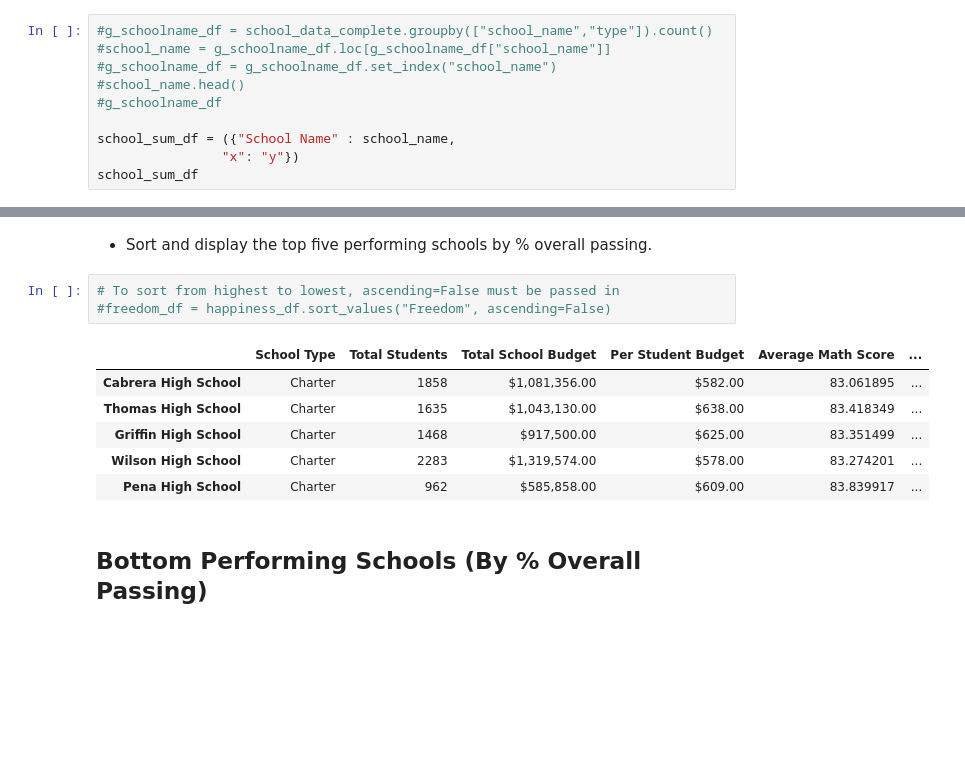
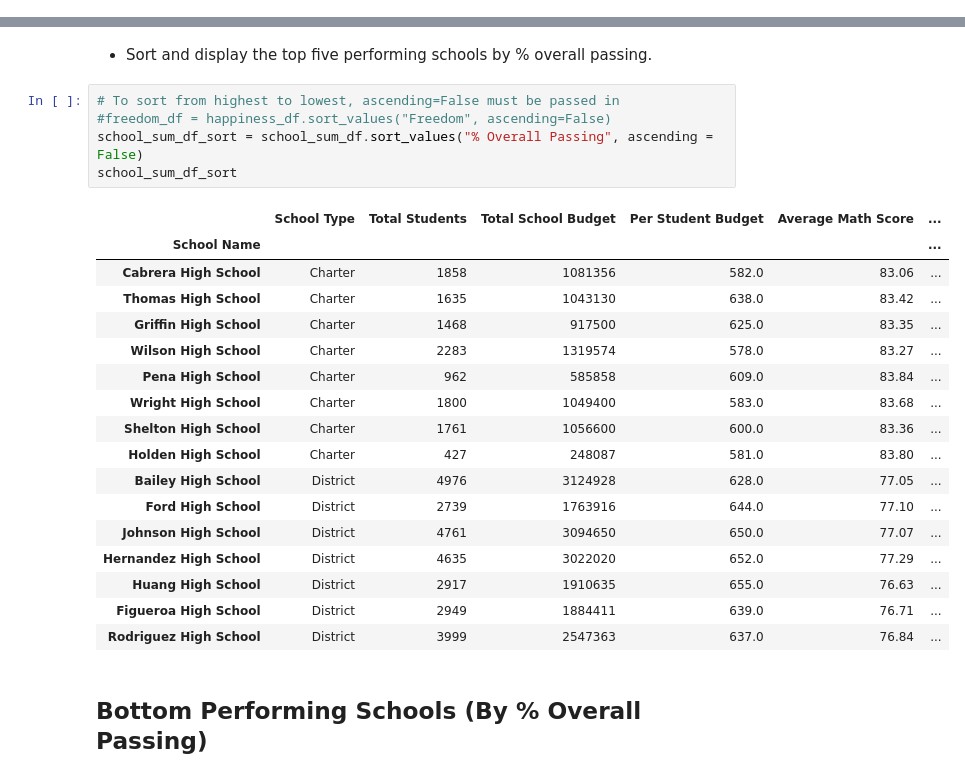
Before and after one commit to RuthlessNative/04-pandas-challenge, a Jupyter notebook: PyCitySchools.ipynb, the cells around one changed output, grey strips where cells are left out. Saved outputs shown, nothing was run; the diff lists cells and outputs as text; blank space fills up the shorter version.

Commit message:
Sorted by % Passing Overall

```diff
--- a/PyCitySchools.ipynb
+++ b/PyCitySchools.ipynb
@@ -198,10 +179,0 @@ school_sum_df
-# %%
-#g_schoolname_df = school_data_complete.groupby(["school_name","type"]).count()
-#school_name = g_schoolname_df.loc[g_schoolname_df["school_name"]]
-#g_schoolname_df = g_schoolname_df.set_index("school_name")
-#school_name.head()
-#g_schoolname_df
-
-school_sum_df = ({"School Name" : school_name,
-                "x": "y"})
-school_sum_df
@@ -220,13 +184,26 @@ school_sum_df
 # %%
 # To sort from highest to lowest, ascending=False must be passed in
 #freedom_df = happiness_df.sort_values("Freedom", ascending=False)
+school_sum_df_sort = school_sum_df.sort_values("% Overall Passing", ascending = False)
+school_sum_df_sort
 # %% [output]
 |  | School Type | Total Students | Total School Budget | Per Student Budget | Average Math Score | ... |
-| Cabrera High School | Charter | 1858 | $1,081,356.00 | $582.00 | 83.061895 | ... |
-| Thomas High School | Charter | 1635 | $1,043,130.00 | $638.00 | 83.418349 | ... |
-| Griffin High School | Charter | 1468 | $917,500.00 | $625.00 | 83.351499 | ... |
-| Wilson High School | Charter | 2283 | $1,319,574.00 | $578.00 | 83.274201 | ... |
-| Pena High School | Charter | 962 | $585,858.00 | $609.00 | 83.839917 | ... |
+| School Name |  |  |  |  |  | ... |
+| Cabrera High School | Charter | 1858 | 1081356 | 582.0 | 83.06 | ... |
+| Thomas High School | Charter | 1635 | 1043130 | 638.0 | 83.42 | ... |
+| Griffin High School | Charter | 1468 | 917500 | 625.0 | 83.35 | ... |
+| Wilson High School | Charter | 2283 | 1319574 | 578.0 | 83.27 | ... |
+| Pena High School | Charter | 962 | 585858 | 609.0 | 83.84 | ... |
+| Wright High School | Charter | 1800 | 1049400 | 583.0 | 83.68 | ... |
+| Shelton High School | Charter | 1761 | 1056600 | 600.0 | 83.36 | ... |
+| Holden High School | Charter | 427 | 248087 | 581.0 | 83.80 | ... |
+| Bailey High School | District | 4976 | 3124928 | 628.0 | 77.05 | ... |
+| Ford High School | District | 2739 | 1763916 | 644.0 | 77.10 | ... |
+| Johnson High School | District | 4761 | 3094650 | 650.0 | 77.07 | ... |
+| Hernandez High School | District | 4635 | 3022020 | 652.0 | 77.29 | ... |
+| Huang High School | District | 2917 | 1910635 | 655.0 | 76.63 | ... |
+| Figueroa High School | District | 2949 | 1884411 | 639.0 | 76.71 | ... |
+| Rodriguez High School | District | 3999 | 2547363 | 637.0 | 76.84 | ... |
 # %% [markdown]
 ## Bottom Performing Schools (By % Overall Passing)
 # %% [markdown]
```
Also changed, not shown: parts of 3 cells of this notebook.
